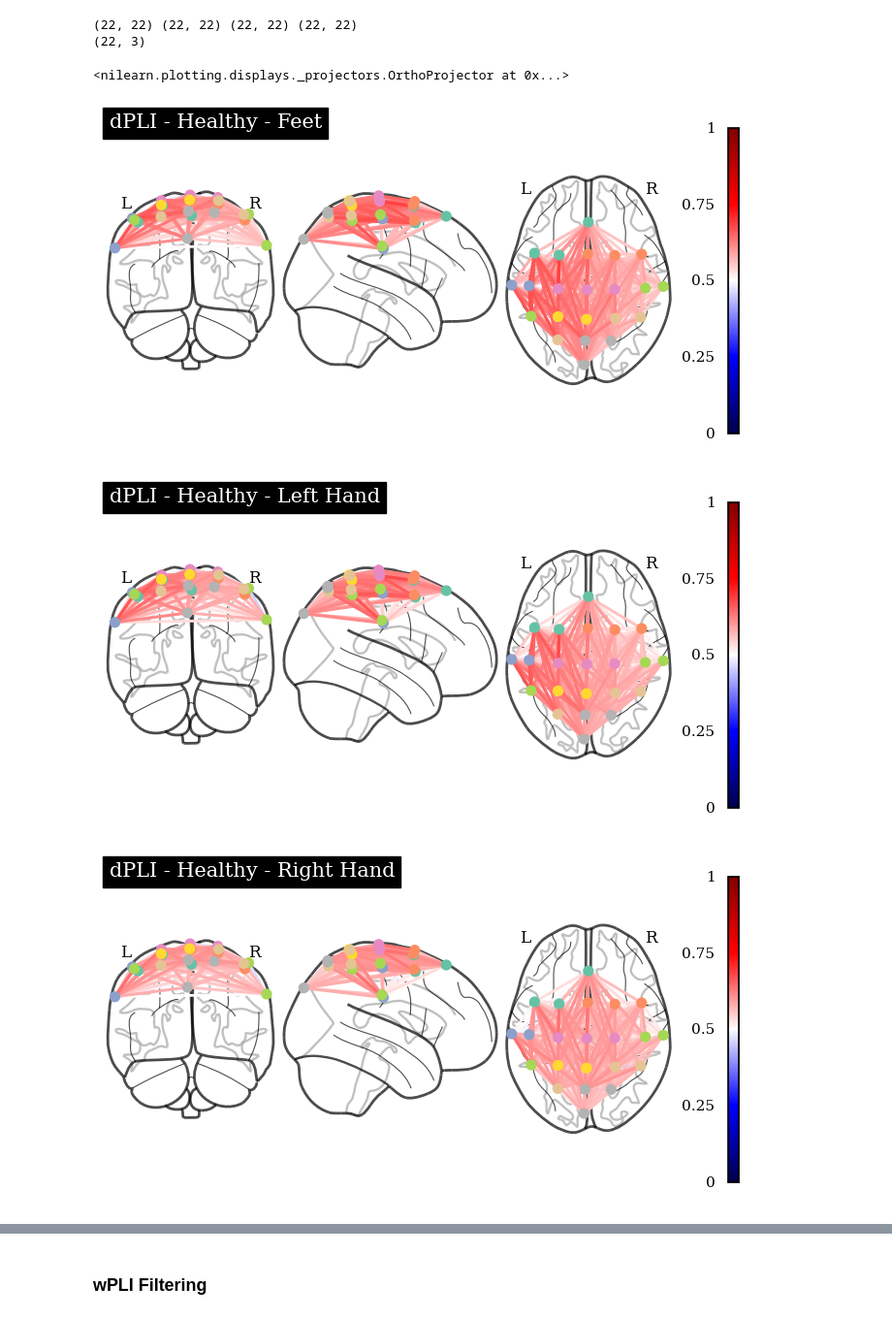
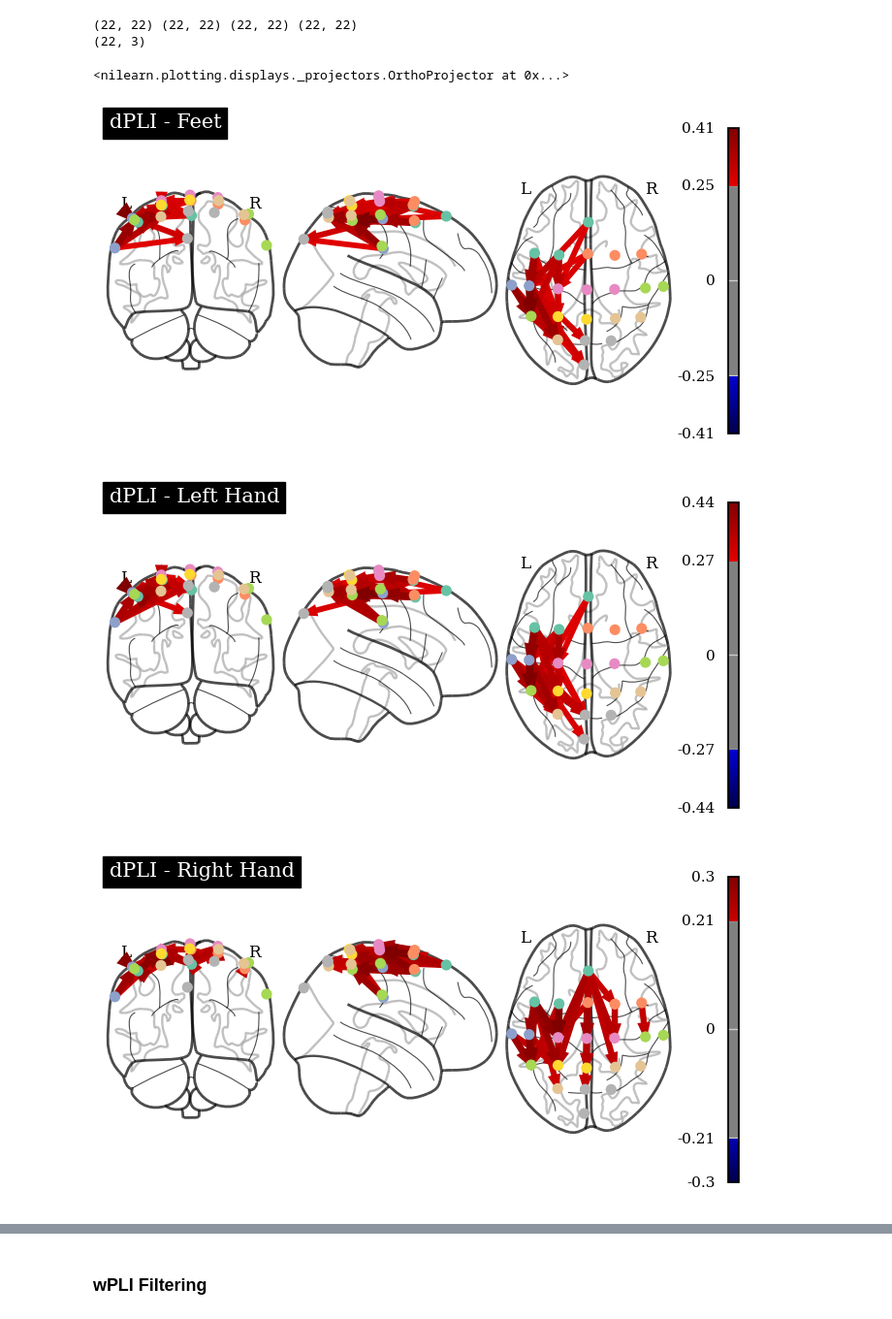
Before and after one commit to MatthewChen37/MATH8803-Final-Project, a Jupyter notebook: DirectedConnectivity.ipynb, the cells around one changed output, grey strips where cells are left out. Shown at 97% size. Drawn from its saved outputs; the diff is of its cells as text; code cells hidden in the pictures.

```diff
--- a/DirectedConnectivity.ipynb
+++ b/DirectedConnectivity.ipynb
@@ -84,3 +85,12 @@ Index(['subject', 'session', 'run'], dtype='object')
 (576, 3)
 <class 'pandas.core.frame.DataFrame'>
 (576, 22, 1001) (576,) <class 'numpy.ndarray'> <class 'numpy.ndarray'> None None
+# %%
+subjects = [1]
+with warnings.catch_warnings(action="ignore"):
+	epochs, y, metadata = paradigm.get_data(dataset=datasetMotorImagery, subjects=subjects, return_epochs=True)
+
+# Plot the sensor locations
+sens_loc = [epochs.info["chs"][k]["loc"][:3] for k in range(len(epochs.info.get_channel_types()))]
+sens_loc = np.array(sens_loc)
+print(sens_loc.shape)
@@ -89,10 +146,10 @@ feet_indices = np.where(y == "feet")[0]
 left_hand_indices = np.where(y == "left_hand")[0]
 right_hand_indices = np.where(y == "right_hand")[0]
 tongue_indices = np.where(y == "tongue")[0]
-X_feet = X[feet_indices, :, :]
-X_left_hand = X[left_hand_indices, :, :]
-X_right_hand = X[right_hand_indices, :, :]
-X_tongue = X[tongue_indices, :, :]
+X_feet = X[feet_indices, :, :300]
+X_left_hand = X[left_hand_indices, :, :300]
+X_right_hand = X[right_hand_indices, :, :300]
+X_tongue = X[tongue_indices, :, :300]
 
 print(X_feet.shape, X_left_hand.shape, X_right_hand.shape, X_tongue.shape)
 # %% [output]
@@ -129,7 +186,7 @@ conn_right_hand = spectral_connectivity_epochs(
 )
 
 conn_tongue = spectral_connectivity_epochs(
-	X_right_hand,
+	X_tongue,
 	method="dpli",
 	sfreq=250,
 	fmin=8, # So we get at least 5 cycles
@@ -180,13 +238,23 @@ conn_tongue_np_symm = symmetrize(conn_tongue_np)
 # %% [output]
 (22, 22) (22, 22) (22, 22) (22, 22)
 (22, 3)
+# %%
+def make_directed_dpli(m):
+	directed = np.zeros(m.shape)
+	for sensor_1 in range(m.shape[0]):
+		for sensor_2 in range(sensor_1):
+			if m[sensor_1, sensor_2] <= 0.5:
+				directed[sensor_1, sensor_2] = 2 * abs(m[sensor_1, sensor_2] - 0.5)
+			else:
+				directed[sensor_2, sensor_1] = 2 * abs(m[sensor_1, sensor_2] - 0.5)
+	return directed
 # %%
-plotting.plot_connectome(conn_feet_np_symm, EEG_Locations_list, title="dPLI - Healthy - Feet", edge_cmap = colormaps['seismic'], edge_vmin=0, edge_vmax=1, colorbar=True)
-plotting.plot_connectome(conn_left_hand_np_symm, EEG_Locations_list, title="dPLI - Healthy - Left Hand", edge_cmap = colormaps['seismic'], edge_vmin=0, edge_vmax=1, colorbar=True)
-plotting.plot_connectome(conn_right_hand_np_symm, EEG_Locations_list, title="dPLI - Healthy - Right Hand", edge_cmap = colormaps['seismic'], edge_vmin=0, edge_vmax=1, colorbar=True)
-plotting.plot_connectome(conn_tongue_np_symm, EEG_Locations_list, title="dPLI - Healthy - Tongue", edge_cmap = colormaps['seismic'], edge_vmin=0, edge_vmax=1, colorbar=True)
+plotting.plot_connectome(make_directed_dpli(conn_feet_np), EEG_Locations_list, title="dPLI - Feet", edge_cmap = colormaps['seismic'], edge_threshold="95%", colorbar=True)
+plotting.plot_connectome(make_directed_dpli(conn_left_hand_np), EEG_Locations_list, title="dPLI - Left Hand", edge_cmap = colormaps['seismic'], edge_threshold="95%", colorbar=True)
+plotting.plot_connectome(make_directed_dpli(conn_right_hand_np), EEG_Locations_list, title="dPLI - Right Hand", edge_cmap = colormaps['seismic'], edge_threshold="95%", colorbar=True)
+plotting.plot_connectome(make_directed_dpli(conn_tongue_np), EEG_Locations_list, title="dPLI - Tongue", edge_cmap = colormaps['seismic'], edge_threshold="95%", colorbar=True)
 # %% [output]
 <nilearn.plotting.displays._projectors.OrthoProjector at 0x...>
-[figure, old version]
+[figure, new version]
-[figure, old version]
+[figure, new version]
-[figure, old version]
+[figure, new version]
```
Also changed, not shown: parts of 26 cells of this notebook, 7 other files.
